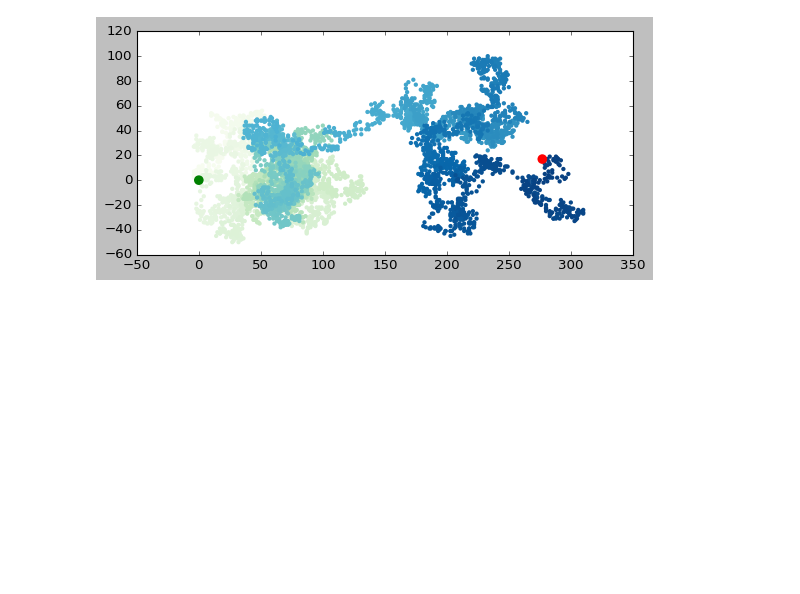
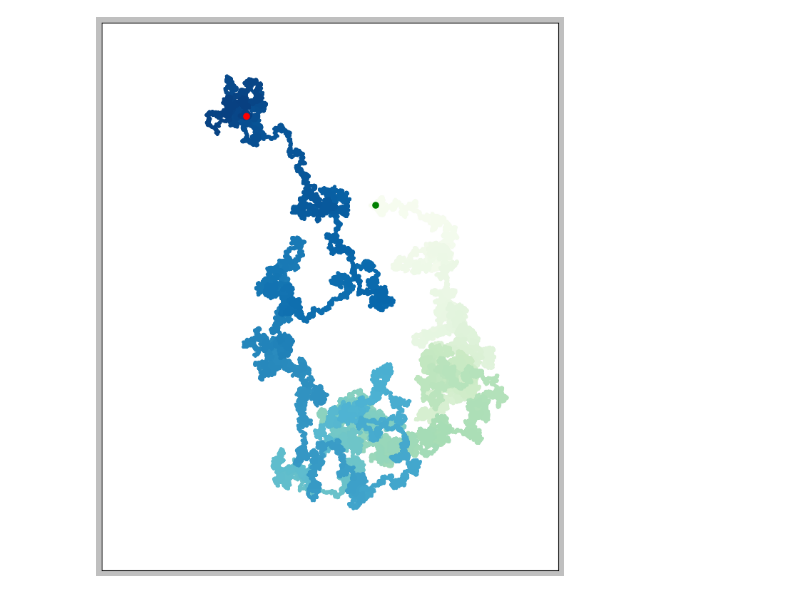
Before and after one commit to JonnyV-22/Python-Scratch-Repo, a Jupyter notebook: python_work/Generating_Data/random_walk.ipynb, the cells around one changed output. Saved outputs shown, nothing was run; the diff lists cells and outputs as text; code cells hidden in the pictures; blank space fills up the shorter version.

Commit message:
added .plot method and refactored the fill_walk

```diff
--- a/python_work/Generating_Data/random_walk.ipynb
+++ b/python_work/Generating_Data/random_walk.ipynb
@@ -5,7 +5,7 @@ from random import choice
 
 class RandomWalk:
     '''Class to generate a random walk'''
-    def __init__(self,num_points=5000):
+    def __init__(self,num_points=200_000):
         self.num_points = num_points
 
         self.x_values = [0]
@@ -15,32 +15,36 @@ class RandomWalk:
         '''Calculate the points in a walk'''
         while len(self.x_values) < self.num_points:
             x_direction = choice([1,-1])
             x_distance = choice([0, 1, 2, 3, 4])
             x_step = x_distance * x_direction
 
             y_direction = choice([1,-1])
             y_distance = choice([0, 1, 2, 3, 4])
             y_step = y_distance * y_direction
 
             if x_step == 0 and y_step == 0:
                 continue
 
             x = self.x_values[-1] + x_step
             y = self.y_values[-1] + y_step
 
             self.x_values.append(x)
             self.y_values.append(y)
 
 rw = RandomWalk()
 rw.fill_walk()
 
 plt.style.use('classic')
-fig, ax = plt.subplots()
+fig, ax = plt.subplots(figsize=(20,12))
 point_numbers = range(rw.num_points)
 ax.scatter(rw.x_values, rw.y_values, c=point_numbers, cmap=plt.cm.GnBu, edgecolors='none', s=15)
 ax.scatter(0, 0, c='green', edgecolors='none',s=75)
 ax.scatter(rw.x_values[-1], rw.y_values[-1], c='red', edgecolors='none', s=75)
+
+ax.get_xaxis().set_visible(False)
+ax.get_yaxis().set_visible(False)
 ax.set_aspect('equal')
+
 plt.show()
 # %% [output]
-[figure, old version]
+[figure, new version]
```
Also changed, not shown: parts of 1 cell of this notebook.
